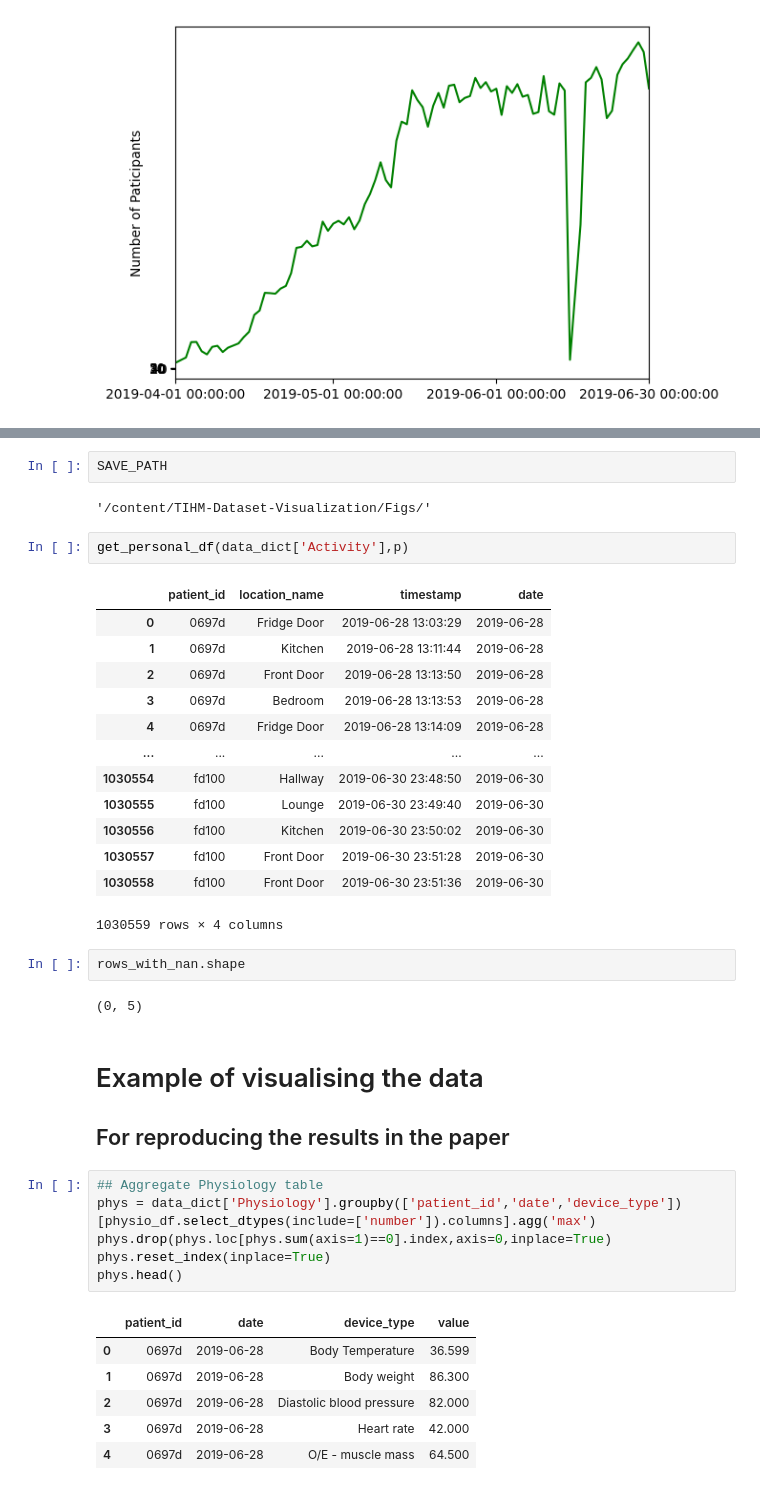
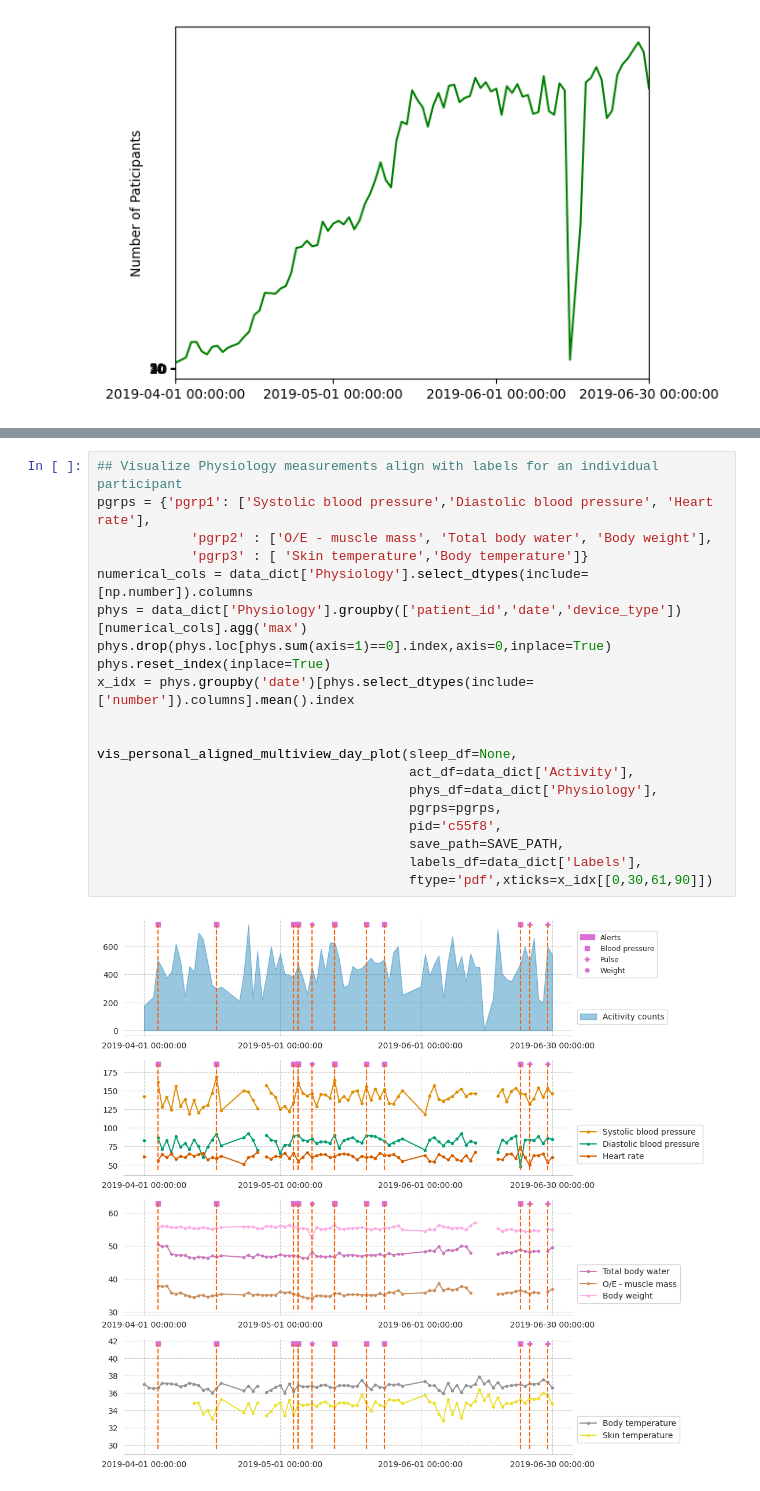
Before and after one commit to gkianfar/S4, a Jupyter notebook: TIHM_data_visualisation.ipynb, the cells around one changed output, grey strips where cells are left out. Saved outputs shown, nothing was run; the diff lists cells and outputs as text.

```diff
--- a/TIHM_data_visualisation.ipynb
+++ b/TIHM_data_visualisation.ipynb
@@ -773,40 +255,22 @@ physio_df
-# %%
-SAVE_PATH
-# %% [output]
-'/content/TIHM-Dataset-Visualization/Figs/'
-# %%
-get_personal_df(data_dict['Activity'],p)
-# %% [output]
-|  | patient_id | location_name | timestamp | date |
-| 0 | 0697d | Fridge Door | 2019-06-28 13:03:29 | 2019-06-28 |
-| 1 | 0697d | Kitchen | 2019-06-28 13:11:44 | 2019-06-28 |
-| 2 | 0697d | Front Door | 2019-06-28 13:13:50 | 2019-06-28 |
-| 3 | 0697d | Bedroom | 2019-06-28 13:13:53 | 2019-06-28 |
-| 4 | 0697d | Fridge Door | 2019-06-28 13:14:09 | 2019-06-28 |
-| ... | ... | ... | ... | ... |
-| 1030554 | fd100 | Hallway | 2019-06-30 23:48:50 | 2019-06-30 |
-| 1030555 | fd100 | Lounge | 2019-06-30 23:49:40 | 2019-06-30 |
-| 1030556 | fd100 | Kitchen | 2019-06-30 23:50:02 | 2019-06-30 |
-| 1030557 | fd100 | Front Door | 2019-06-30 23:51:28 | 2019-06-30 |
-| 1030558 | fd100 | Front Door | 2019-06-30 23:51:36 | 2019-06-30 |
-1030559 rows × 4 columns
-# %%
-rows_with_nan.shape
-# %% [output]
-(0, 5)
-# %% [markdown]
-# Example of visualising the data
-## For reproducing the results in the paper
-# %%
-## Aggregate Physiology table
-phys = data_dict['Physiology'].groupby(['patient_id','date','device_type'])[physio_df.select_dtypes(include=['number']).columns].agg('max')
-phys.drop(phys.loc[phys.sum(axis=1)==0].index,axis=0,inplace=True)
-phys.reset_index(inplace=True)
-phys.head()
-# %% [output]
-|  | patient_id | date | device_type | value |
-| 0 | 0697d | 2019-06-28 | Body Temperature | 36.599 |
-| 1 | 0697d | 2019-06-28 | Body weight | 86.300 |
-| 2 | 0697d | 2019-06-28 | Diastolic blood pressure | 82.000 |
-| 3 | 0697d | 2019-06-28 | Heart rate | 42.000 |
-| 4 | 0697d | 2019-06-28 | O/E - muscle mass | 64.500 |
+# %%
+## Visualize Physiology measurements align with labels for an individual participant
+pgrps = {'pgrp1': ['Systolic blood pressure','Diastolic blood pressure', 'Heart rate'],
+            'pgrp2' : ['O/E - muscle mass', 'Total body water', 'Body weight'],
+            'pgrp3' : [ 'Skin temperature','Body temperature']}
+numerical_cols = data_dict['Physiology'].select_dtypes(include=[np.number]).columns
+phys = data_dict['Physiology'].groupby(['patient_id','date','device_type'])[numerical_cols].agg('max')
+phys.drop(phys.loc[phys.sum(axis=1)==0].index,axis=0,inplace=True)
+phys.reset_index(inplace=True)
+x_idx = phys.groupby('date')[phys.select_dtypes(include=['number']).columns].mean().index
+
+
+vis_personal_aligned_multiview_day_plot(sleep_df=None,
+                                        act_df=data_dict['Activity'],
+                                        phys_df=data_dict['Physiology'],
+                                        pgrps=pgrps,
+                                        pid='c55f8',
+                                        save_path=SAVE_PATH,
+                                        labels_df=data_dict['Labels'],
+                                        ftype='pdf',xticks=x_idx[[0,30,61,90]])
+# %% [output]
+[figure, added]
```
Also changed, not shown: parts of 32 cells of this notebook.
